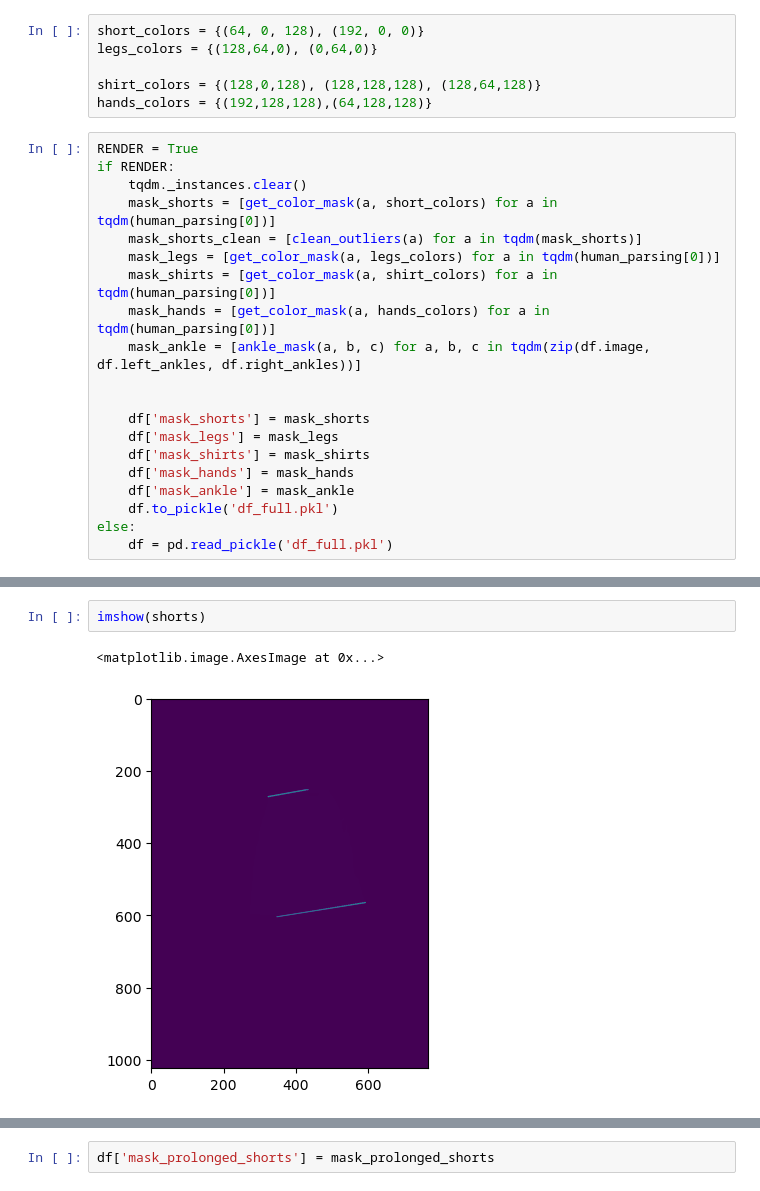
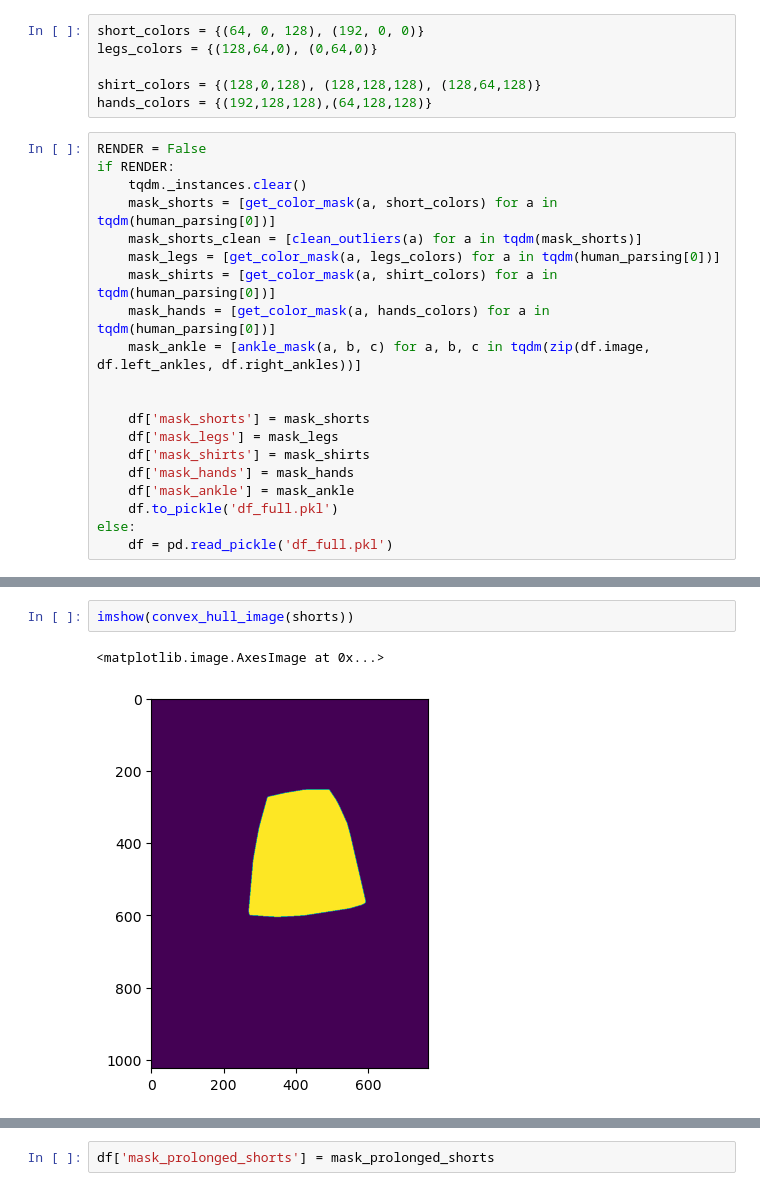
Before and after one commit to mShaldzhiyan/test_task_big, a Jupyter notebook: main.ipynb, the cells around one changed output, grey strips where cells are left out. Saved outputs shown, nothing was run; the diff lists cells and outputs as text.

```diff
--- a/main.ipynb
+++ b/main.ipynb
@@ -102,7 +102,7 @@ legs_colors = {(128,64,0), (0,64,0)}
 shirt_colors = {(128,0,128), (128,128,128), (128,64,128)}
 hands_colors = {(192,128,128),(64,128,128)}
 # %%
-RENDER = True
+RENDER = False
 if RENDER:
     tqdm._instances.clear()
     mask_shorts = [get_color_mask(a, short_colors) for a in tqdm(human_parsing[0])]
@@ -181,6 +179,6 @@ imshow(prolong_shorts(shorts, left_ankle, right_ankle))
 [figure]
 # %%
-imshow(shorts)
+imshow(convex_hull_image(shorts))
 # %% [output]
 <matplotlib.image.AxesImage at 0x...>
-[figure, old version]
+[figure, new version]
```
Also changed, not shown: parts of 6 cells of this notebook.
